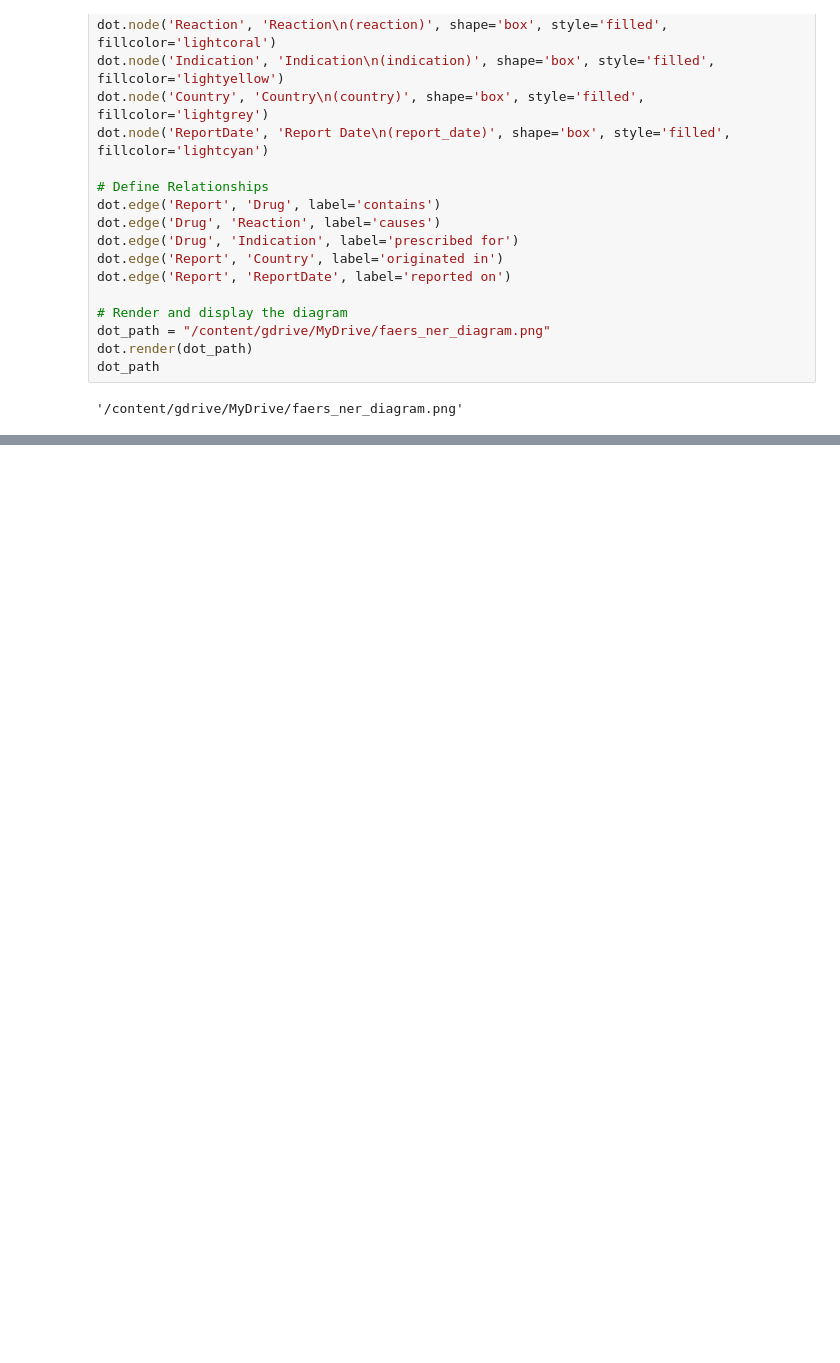
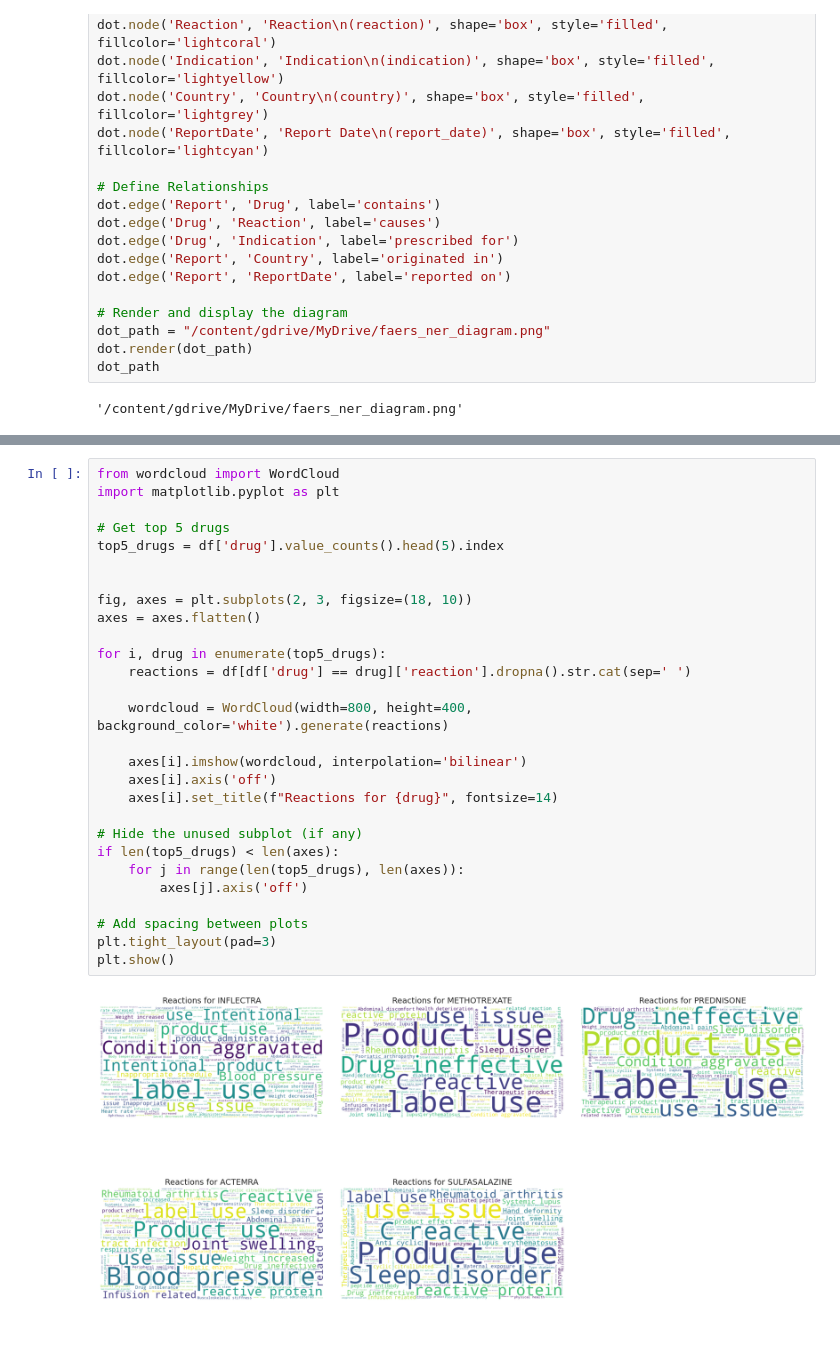
Before and after one commit to naimish75/AI-Powered-Adverse-Event-Forecasting-Using-Temporal-Data, a Jupyter notebook: Drug_Viz.ipynb, the cells around one changed output, grey strips where cells are left out. Cells and saved outputs as stored; diff of their text form; blank space fills up the shorter version.

```diff
--- a/Drug_Viz.ipynb
+++ b/Drug_Viz.ipynb
@@ -260,0 +276,30 @@ dot_path
+# %%
+from wordcloud import WordCloud
+import matplotlib.pyplot as plt
+
+# Get top 5 drugs
+top5_drugs = df['drug'].value_counts().head(5).index
+
+
+fig, axes = plt.subplots(2, 3, figsize=(18, 10))
+axes = axes.flatten()
+
+for i, drug in enumerate(top5_drugs):
+    reactions = df[df['drug'] == drug]['reaction'].dropna().str.cat(sep=' ')
+
+    wordcloud = WordCloud(width=800, height=400, background_color='white').generate(reactions)
+
+    axes[i].imshow(wordcloud, interpolation='bilinear')
+    axes[i].axis('off')
+    axes[i].set_title(f"Reactions for {drug}", fontsize=14)
+
+# Hide the unused subplot (if any)
+if len(top5_drugs) < len(axes):
+    for j in range(len(top5_drugs), len(axes)):
+        axes[j].axis('off')
+
+# Add spacing between plots
+plt.tight_layout(pad=3)
+plt.show()
+# %% [output]
+[figure, added]
```
Also changed, not shown: parts of 6 cells of this notebook.
